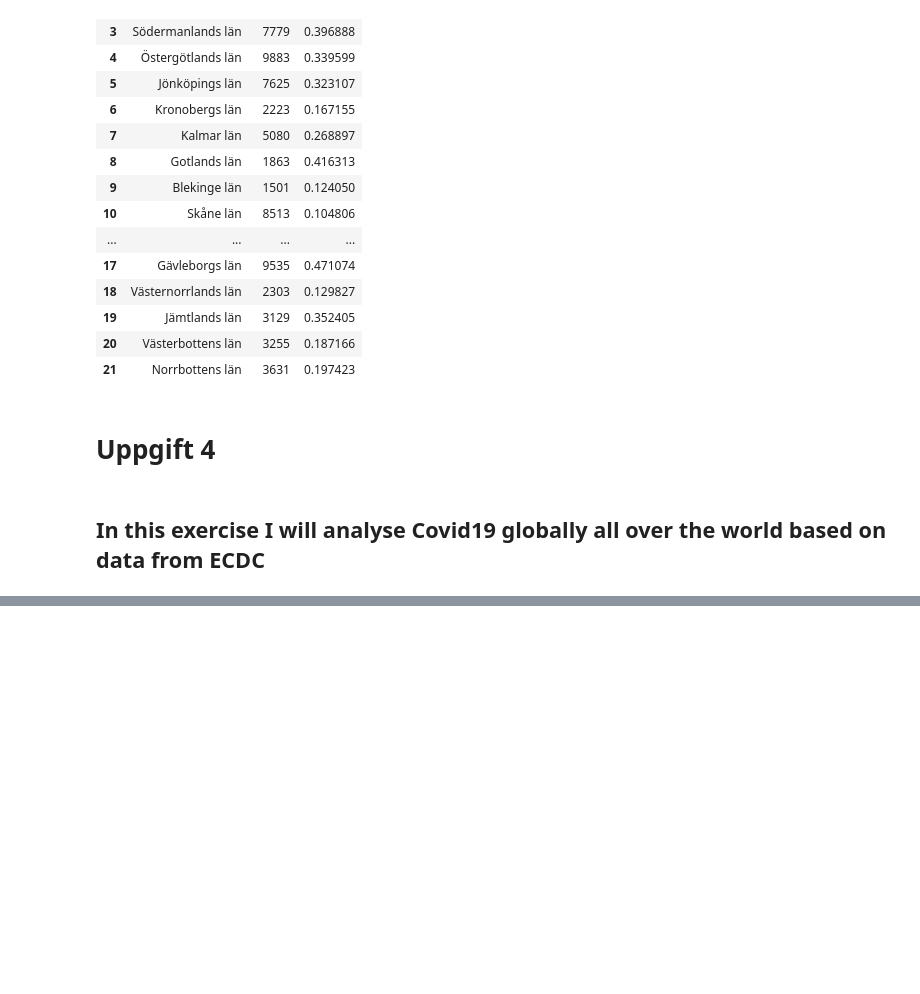
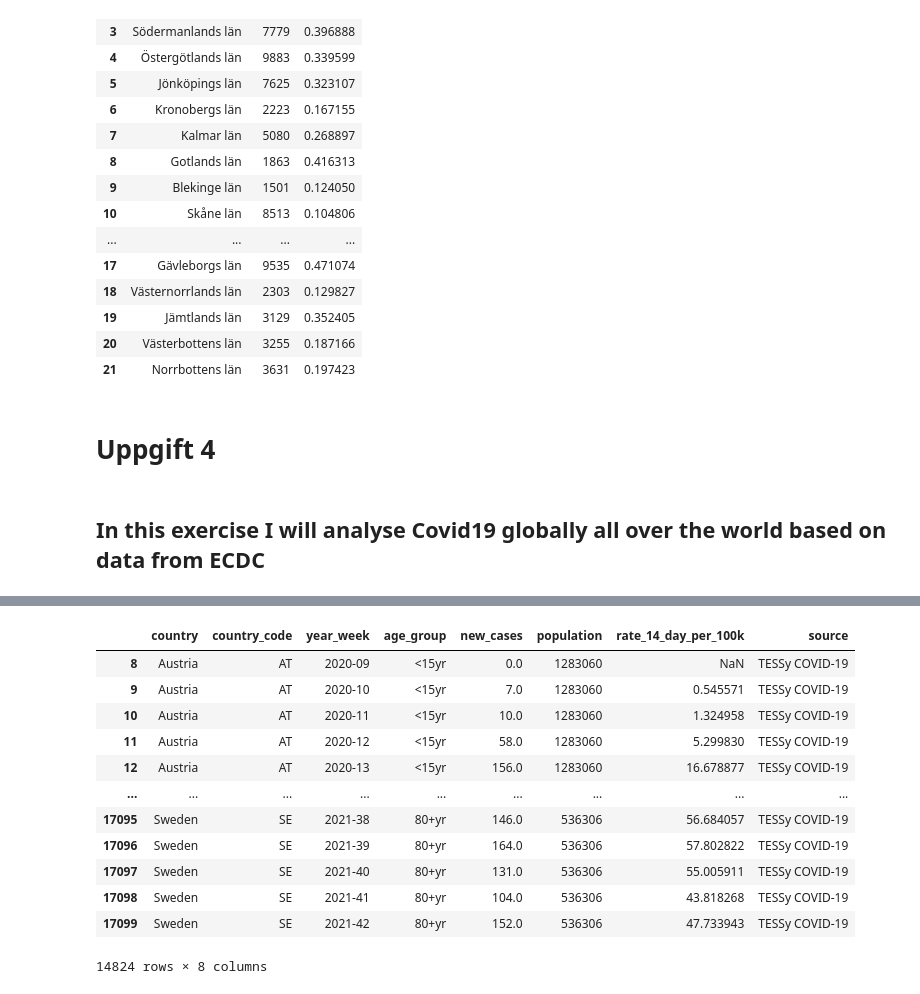
Before and after one commit to AmalDerbali/Databehandling_AmalDerbali, a Jupyter notebook: Lab/Covid_labb.ipynb, the cells around one changed output, grey strips where cells are left out. Saved outputs shown, nothing was run; the diff lists cells and outputs as text; code cells hidden in the pictures; blank space fills up the shorter version.

```diff
--- a/Lab/Covid_labb.ipynb
+++ b/Lab/Covid_labb.ipynb
@@ -639,0 +685,17 @@ fig.show()
+# %%
+new_cases_no_nan = EU_data.dropna(subset=["new_cases"]) #Drops all the NaN in the new_cases column
+new_cases_no_nan
+# %% [output]
+|  | country | country_code | year_week | age_group | new_cases | population | rate_14_day_per_100k | source |
+| 8 | Austria | AT | 2020-09 | <15yr | 0.0 | 1283060 | NaN | TESSy COVID-19 |
+| 9 | Austria | AT | 2020-10 | <15yr | 7.0 | 1283060 | 0.545571 | TESSy COVID-19 |
+| 10 | Austria | AT | 2020-11 | <15yr | 10.0 | 1283060 | 1.324958 | TESSy COVID-19 |
+| 11 | Austria | AT | 2020-12 | <15yr | 58.0 | 1283060 | 5.299830 | TESSy COVID-19 |
+| 12 | Austria | AT | 2020-13 | <15yr | 156.0 | 1283060 | 16.678877 | TESSy COVID-19 |
+| ... | ... | ... | ... | ... | ... | ... | ... | ... |
+| 17095 | Sweden | SE | 2021-38 | 80+yr | 146.0 | 536306 | 56.684057 | TESSy COVID-19 |
+| 17096 | Sweden | SE | 2021-39 | 80+yr | 164.0 | 536306 | 57.802822 | TESSy COVID-19 |
+| 17097 | Sweden | SE | 2021-40 | 80+yr | 131.0 | 536306 | 55.005911 | TESSy COVID-19 |
+| 17098 | Sweden | SE | 2021-41 | 80+yr | 104.0 | 536306 | 43.818268 | TESSy COVID-19 |
+| 17099 | Sweden | SE | 2021-42 | 80+yr | 152.0 | 536306 | 47.733943 | TESSy COVID-19 |
+14824 rows × 8 columns
```
Also changed, not shown: parts of 11 cells of this notebook, 1 other file.
